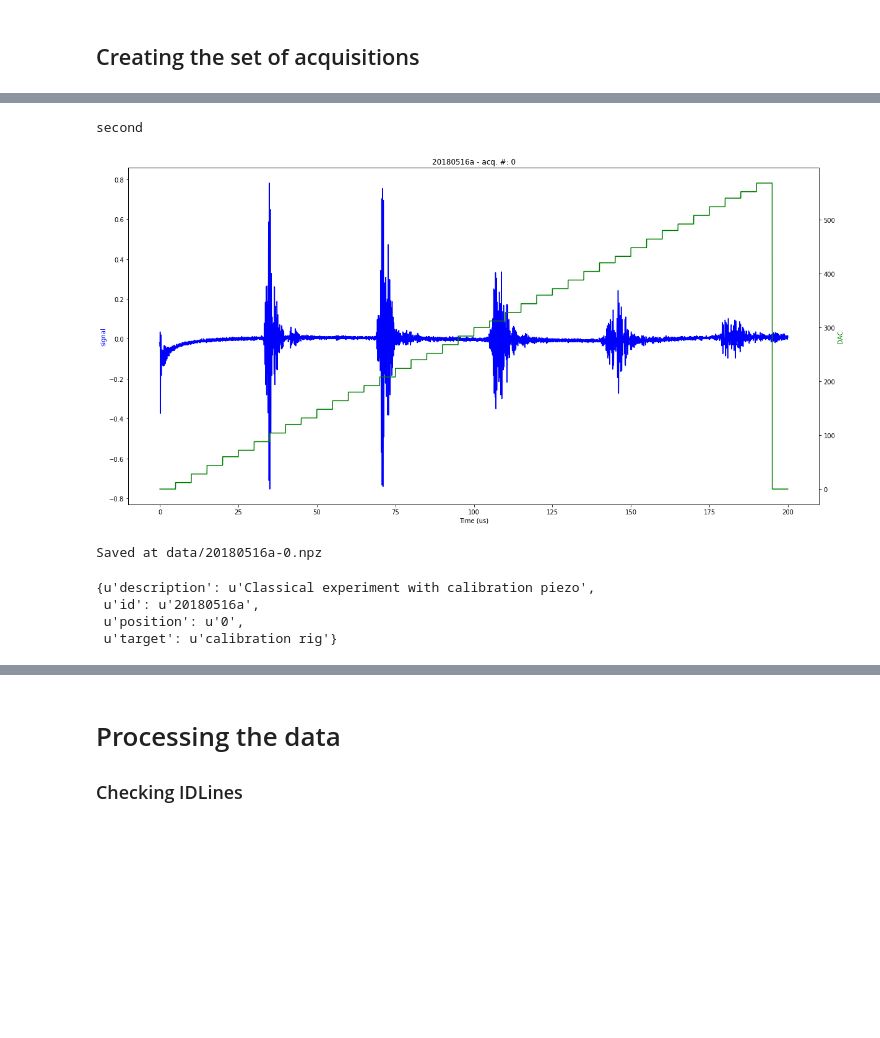
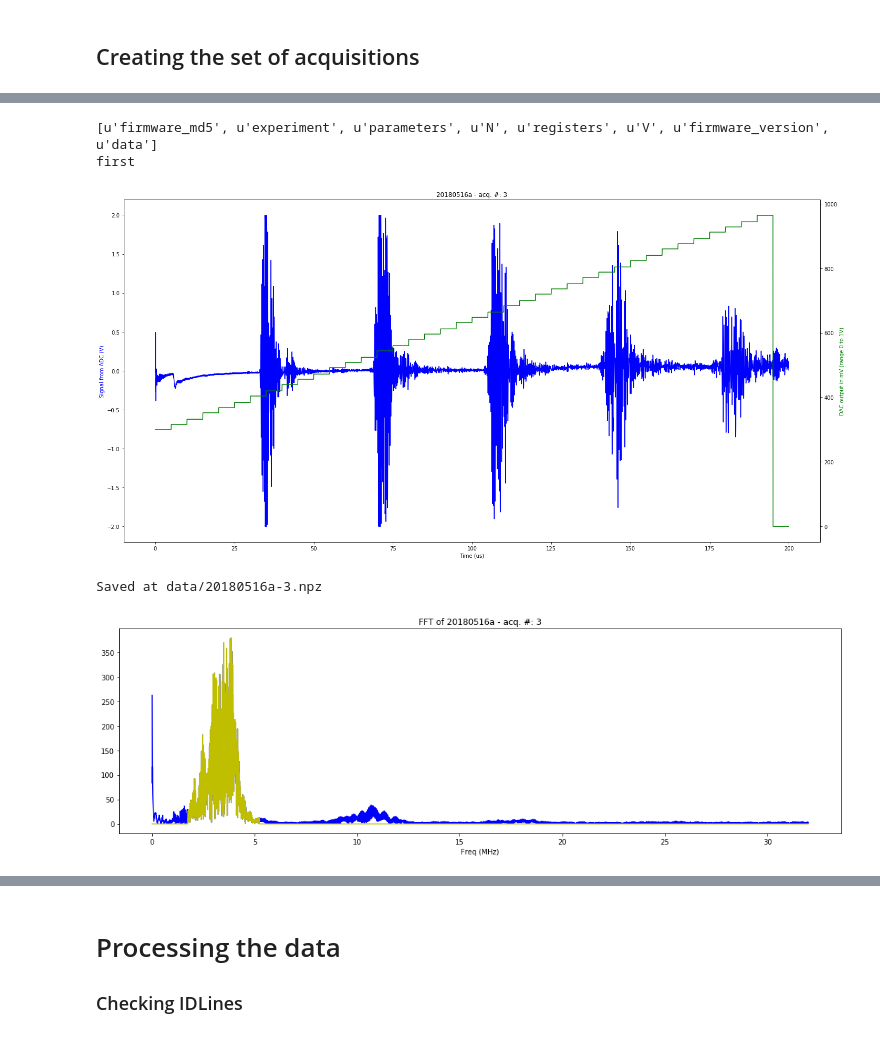
Before and after one commit to kelu124/echomods, a Jupyter notebook: matty/20180516a/20180516a-Client.ipynb, the cells around one changed output, grey strips where cells are left out. Cells and saved outputs as stored; diff of their text form; code cells hidden in the pictures; blank space fills up the shorter version.

```diff
--- a/matty/20180516a/20180516a-Client.ipynb
+++ b/matty/20180516a/20180516a-Client.ipynb
@@ -213,18 +280,16 @@ first
 [figure]
 ... (3 outputs left out)
 # %%
-x = JSON2NPZ()
-x.JSONprocessing("data/20180516a-0.json")
+x = us_json()
+x.JSONprocessing("data/20180516a-3.json")
 x.mkImg()
 x.SaveNPZ()
 # %% [output]
-second
+[u'firmware_md5', u'experiment', u'parameters', u'N', u'registers', u'V', u'firmware_version', u'data']
+first
-[figure, old version]
+[figure, new version]
-Saved at data/20180516a-0.npz
+Saved at data/20180516a-3.npz
 # %%
-x.experiment
+x.mkFFT()
 # %% [output]
-{u'description': u'Classical experiment with calibration piezo',
- u'id': u'20180516a',
- u'position': u'0',
- u'target': u'calibration rig'}
+[figure, added]
```
Also changed, not shown: parts of 9 cells of this notebook, 25 other files.
